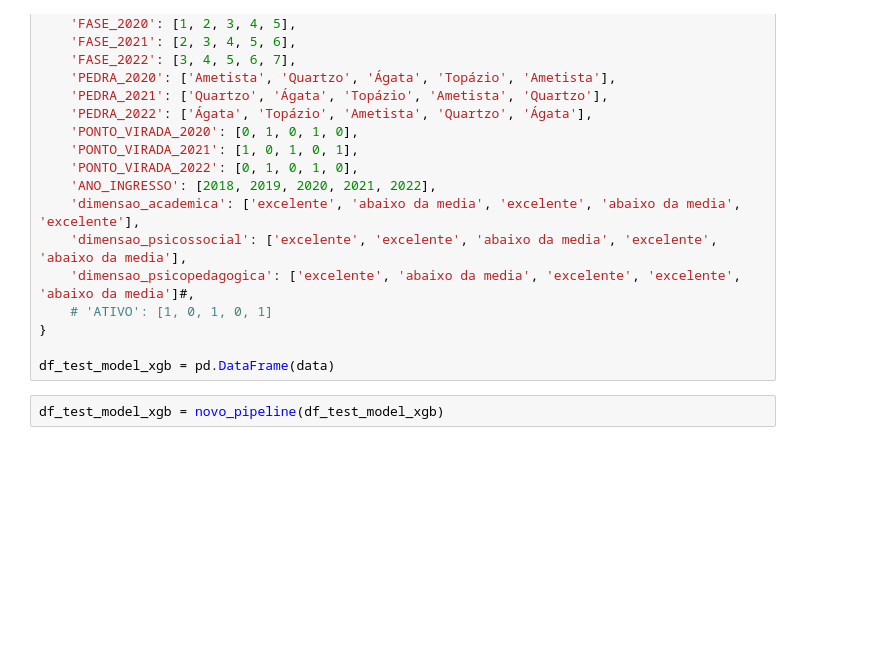
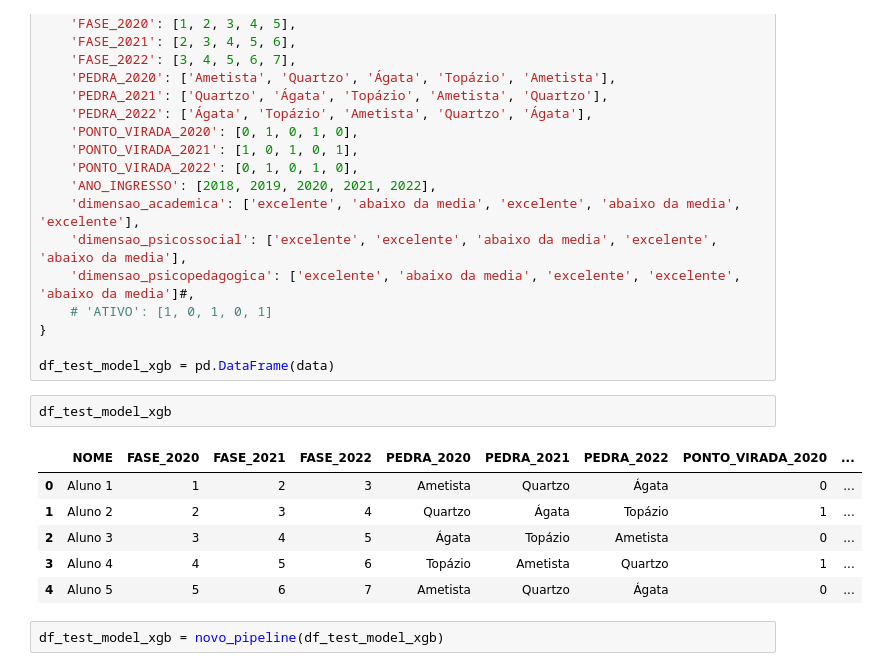
Before and after one commit to Tamireees/Datathon-Projeto-Passos-Magicos, a Jupyter notebook: notebook/Passos_Magicos_dataset.ipynb, the cells around one changed output. Drawn from its saved outputs; the diff is of its cells as text; blank space fills up the shorter version.

```diff
--- a/notebook/Passos_Magicos_dataset.ipynb
+++ b/notebook/Passos_Magicos_dataset.ipynb
@@ -1670,6 +1670,15 @@ data = {
 }
 
 df_test_model_xgb = pd.DataFrame(data)
+# %%
+df_test_model_xgb
+# %% [output]
+|  | NOME | FASE_2020 | FASE_2021 | FASE_2022 | PEDRA_2020 | PEDRA_2021 | PEDRA_2022 | PONTO_VIRADA_2020 | ... |
+| 0 | Aluno 1 | 1 | 2 | 3 | Ametista | Quartzo | Ágata | 0 | ... |
+| 1 | Aluno 2 | 2 | 3 | 4 | Quartzo | Ágata | Topázio | 1 | ... |
+| 2 | Aluno 3 | 3 | 4 | 5 | Ágata | Topázio | Ametista | 0 | ... |
+| 3 | Aluno 4 | 4 | 5 | 6 | Topázio | Ametista | Quartzo | 1 | ... |
+| 4 | Aluno 5 | 5 | 6 | 7 | Ametista | Quartzo | Ágata | 0 | ... |
 # %%
 df_test_model_xgb = novo_pipeline(df_test_model_xgb)
 # %% [output]
```
